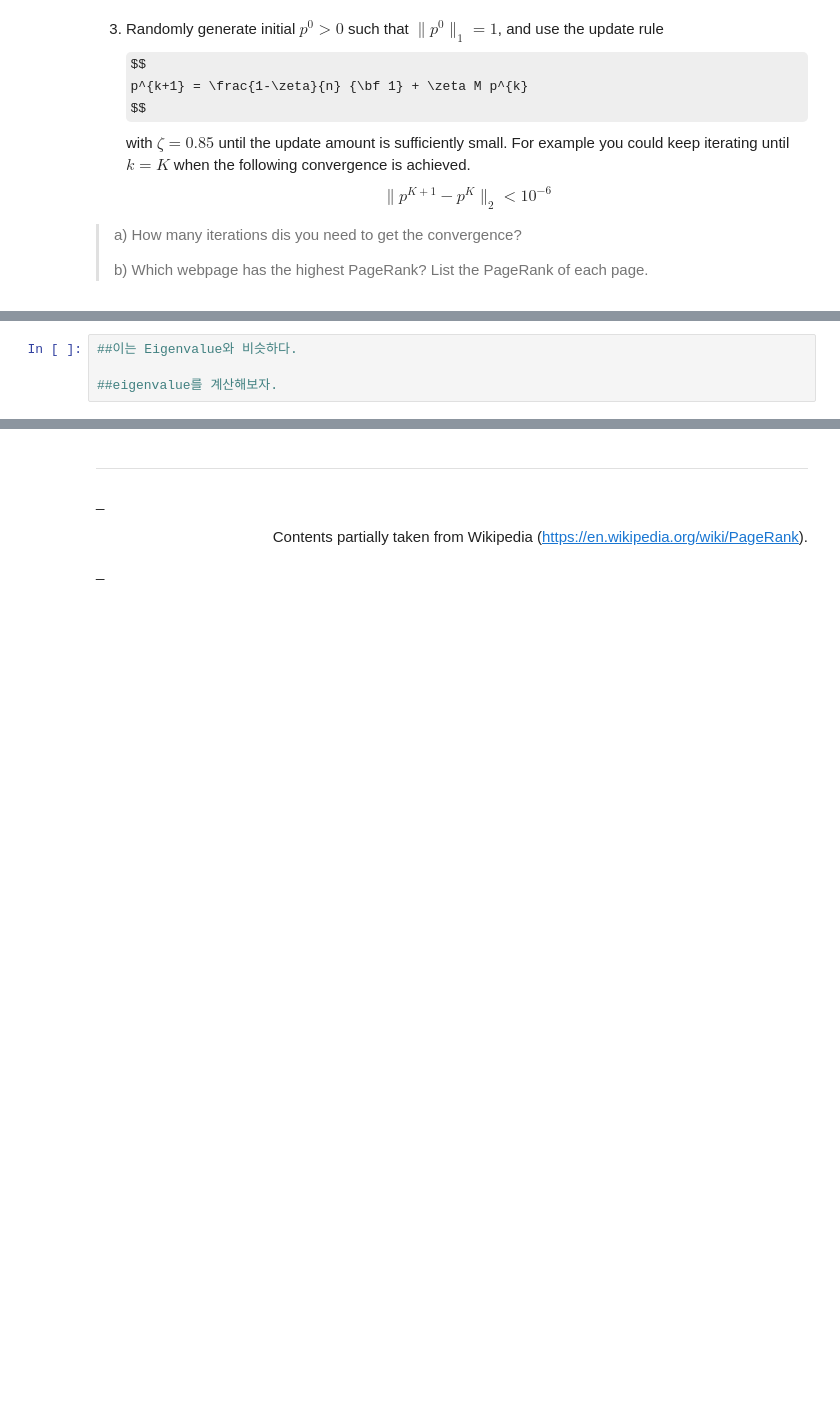
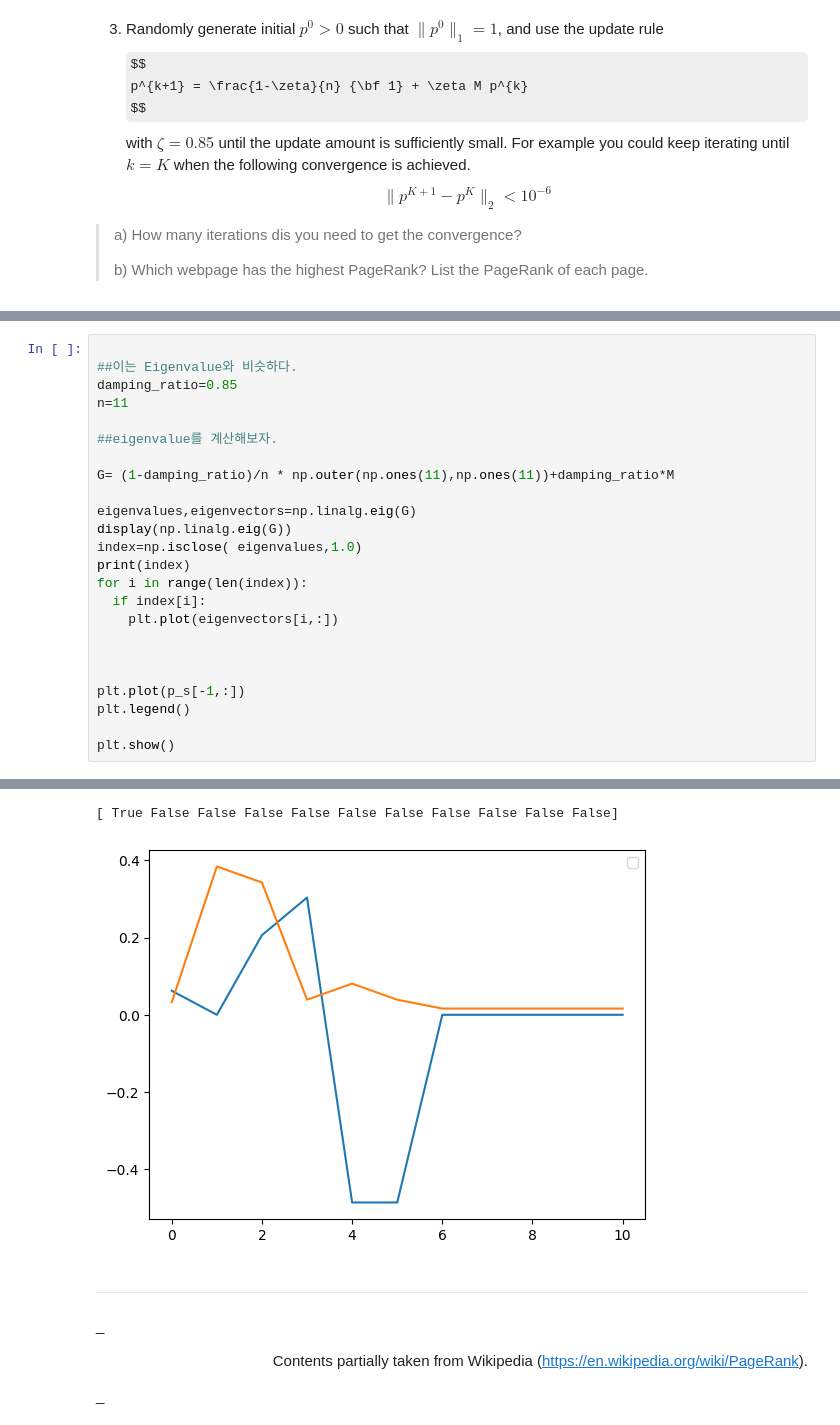
Before and after one commit to imrealhelper/Linear-Algebra, a Jupyter notebook: soft_ware_labs/Ex_Google_PageRank.ipynb, the cells around one changed output, grey strips where cells are left out. Saved outputs shown, nothing was run; the diff lists cells and outputs as text; some formulas as TeX source; blank space fills up the shorter version.

```diff
--- a/soft_ware_labs/Ex_Google_PageRank.ipynb
+++ b/soft_ware_labs/Ex_Google_PageRank.ipynb
@@ -186,4 +192,25 @@ print(p_after)
-# %%
-##이는 Eigenvalue와 비슷하다.
-
-##eigenvalue를 계산해보자.
+# %%
+
+##이는 Eigenvalue와 비슷하다.
+damping_ratio=0.85
+n=11
+
+##eigenvalue를 계산해보자.
+
+G= (1-damping_ratio)/n * np.outer(np.ones(11),np.ones(11))+damping_ratio*M
+
+eigenvalues,eigenvectors=np.linalg.eig(G)
+display(np.linalg.eig(G))
+index=np.isclose( eigenvalues,1.0)
+print(index)
+for i in range(len(index)):
+  if index[i]:
+    plt.plot(eigenvectors[i,:])
+
+
+
+plt.plot(p_s[-1,:])
+plt.legend()
+
+plt.show()
+# %% [output]
@@ -190,3 +235,5 @@ print(p_after)
+[ True False False False False False False False False False False]
+[figure, added]
 # %% [markdown]
 ---
 _<div style="text-align: right">
```
Also changed, not shown: parts of 3 cells of this notebook.
